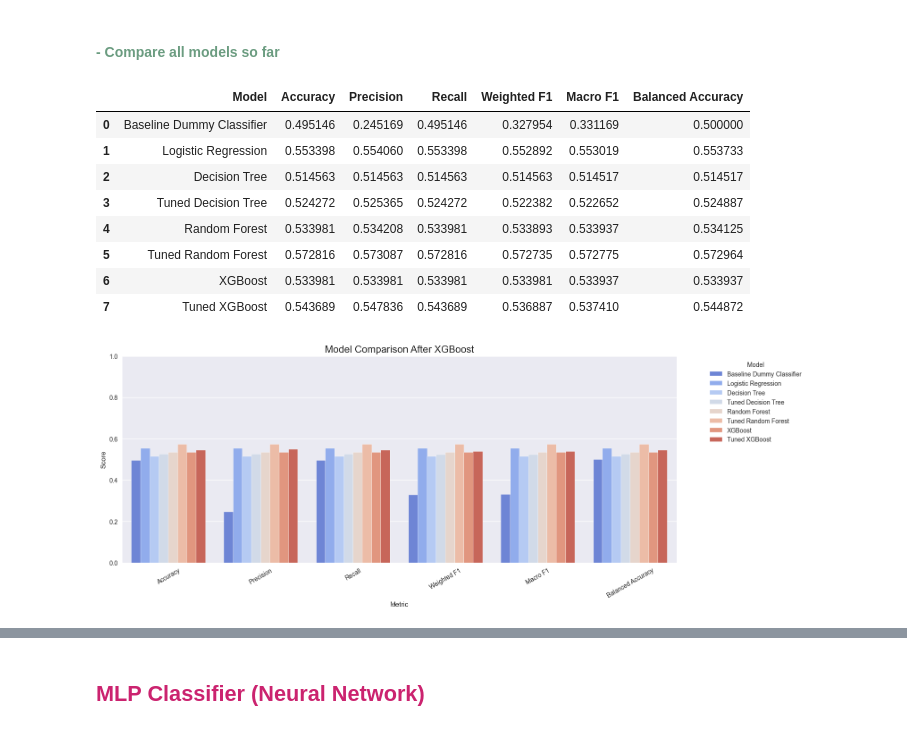
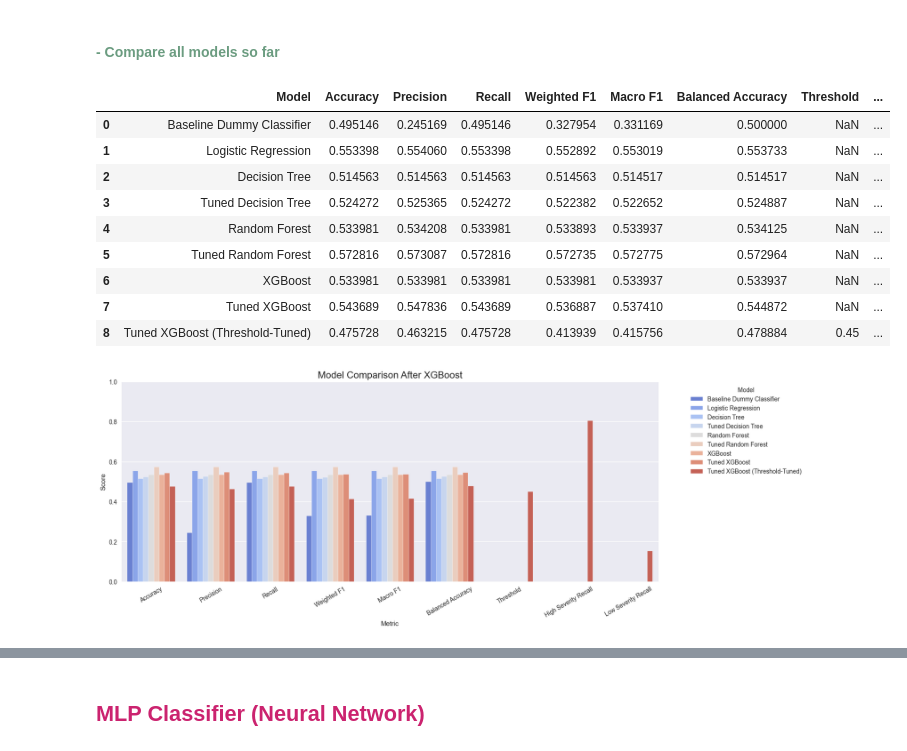
Before and after one commit to laxmigs24/Forest-fire-risk-project, a Jupyter notebook: notebooks/3_modeling.ipynb, the cells around one changed output, grey strips where cells are left out. Saved outputs shown, nothing was run; the diff lists cells and outputs as text; code cells hidden in the pictures.

```diff
--- a/notebooks/3_modeling.ipynb
+++ b/notebooks/3_modeling.ipynb
@@ -2317,0 +2236,4 @@ plt.show()
+# %%
+y_prob_xgb_tuned = best_xgb_model.predict_proba(X_test)[:, 1]
+
+print("XGBoost probability predictions generated successfully.")
@@ -2317,0 +2244,14 @@ plt.show()
+# %%
+# Define custom classification threshold
+
+threshold = 0.45
+
+# Convert probabilities into class predictions
+
+y_pred_xgb_threshold = np.where(
+    y_prob_xgb_tuned >= threshold,
+    "High Severity",
+    "Low Severity"
+)
+
+print(f"Custom threshold applied: {threshold}")
@@ -2406,29 +2498,31 @@ plt.show()
 # %%
 model_comparison_phase_6 = pd.concat(
     [
         baseline_results,
         logistic_results,
         tree_results,
         tree_tuned_results,
         rf_results,
         rf_tuned_results,
         xgb_results,
-        xgb_tuned_results
+        xgb_tuned_results,
+        xgb_threshold_results
     ],
     ignore_index=True
 )
 
 model_comparison_phase_6
 # %% [output]
-|  | Model | Accuracy | Precision | Recall | Weighted F1 | Macro F1 | Balanced Accuracy |
-| 0 | Baseline Dummy Classifier | 0.495146 | 0.245169 | 0.495146 | 0.327954 | 0.331169 | 0.500000 |
-| 1 | Logistic Regression | 0.553398 | 0.554060 | 0.553398 | 0.552892 | 0.553019 | 0.553733 |
-| 2 | Decision Tree | 0.514563 | 0.514563 | 0.514563 | 0.514563 | 0.514517 | 0.514517 |
-| 3 | Tuned Decision Tree | 0.524272 | 0.525365 | 0.524272 | 0.522382 | 0.522652 | 0.524887 |
-| 4 | Random Forest | 0.533981 | 0.534208 | 0.533981 | 0.533893 | 0.533937 | 0.534125 |
-| 5 | Tuned Random Forest | 0.572816 | 0.573087 | 0.572816 | 0.572735 | 0.572775 | 0.572964 |
-| 6 | XGBoost | 0.533981 | 0.533981 | 0.533981 | 0.533981 | 0.533937 | 0.533937 |
-| 7 | Tuned XGBoost | 0.543689 | 0.547836 | 0.543689 | 0.536887 | 0.537410 | 0.544872 |
+|  | Model | Accuracy | Precision | Recall | Weighted F1 | Macro F1 | Balanced Accuracy | Threshold | ... |
+| 0 | Baseline Dummy Classifier | 0.495146 | 0.245169 | 0.495146 | 0.327954 | 0.331169 | 0.500000 | NaN | ... |
+| 1 | Logistic Regression | 0.553398 | 0.554060 | 0.553398 | 0.552892 | 0.553019 | 0.553733 | NaN | ... |
+| 2 | Decision Tree | 0.514563 | 0.514563 | 0.514563 | 0.514563 | 0.514517 | 0.514517 | NaN | ... |
+| 3 | Tuned Decision Tree | 0.524272 | 0.525365 | 0.524272 | 0.522382 | 0.522652 | 0.524887 | NaN | ... |
+| 4 | Random Forest | 0.533981 | 0.534208 | 0.533981 | 0.533893 | 0.533937 | 0.534125 | NaN | ... |
+| 5 | Tuned Random Forest | 0.572816 | 0.573087 | 0.572816 | 0.572735 | 0.572775 | 0.572964 | NaN | ... |
+| 6 | XGBoost | 0.533981 | 0.533981 | 0.533981 | 0.533981 | 0.533937 | 0.533937 | NaN | ... |
+| 7 | Tuned XGBoost | 0.543689 | 0.547836 | 0.543689 | 0.536887 | 0.537410 | 0.544872 | NaN | ... |
+| 8 | Tuned XGBoost (Threshold-Tuned) | 0.475728 | 0.463215 | 0.475728 | 0.413939 | 0.415756 | 0.478884 | 0.45 | ... |
 # %%
 model_comparison_phase_6_melted = model_comparison_phase_6.melt(
     id_vars="Model",
@@ -2436,7 +2530,7 @@ model_comparison_phase_6_melted = model_comparison_phase_6.melt(
     value_name="Score"
 )
 
-plt.figure(figsize=(16, 6))
+plt.figure(figsize=(12, 6))
 
 sns.barplot(
     data=model_comparison_phase_6_melted,
@@ -2457,7 +2551,7 @@ plt.legend(title="Model", bbox_to_anchor=(1.05, 1), loc="upper left")
 
 plt.show()
 # %% [output]
-[figure, old version]
+[figure, new version]
 # %% [markdown]
 <div style="color:#60b9e5;">
 
```
Also changed, not shown: parts of 85 cells of this notebook, 2 other files.
